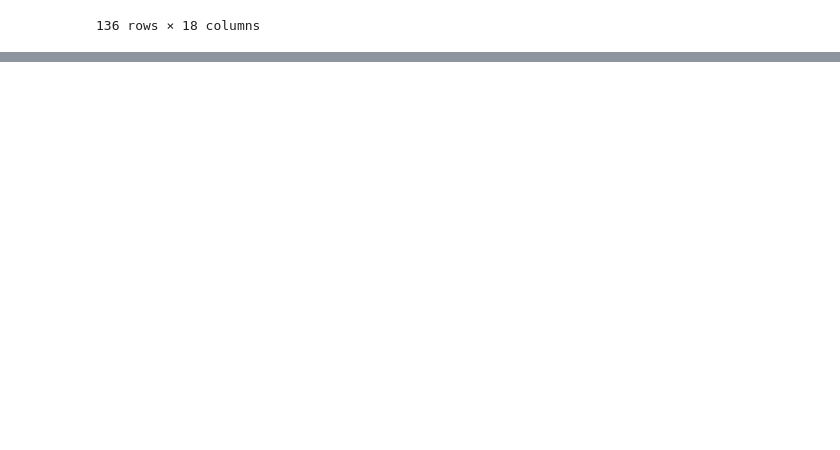
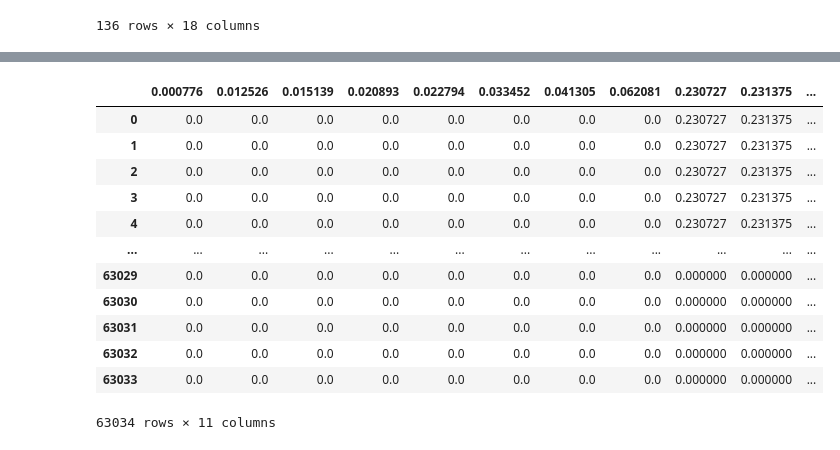
Before and after one commit to hcvu1050/hieuchivu-gt24-repo2, a Jupyter notebook: notebooks/feature_engineer.ipynb, the cells around one changed output, grey strips where cells are left out. Saved outputs shown, nothing was run; the diff lists cells and outputs as text; code cells hidden in the pictures; blank space fills up the shorter version.

```diff
--- a/notebooks/feature_engineer.ipynb
+++ b/notebooks/feature_engineer.ipynb
@@ -192,0 +199,18 @@ print(df)
+# %%
+count_encoded_oh_true_val = count_encoded_oh.multiply(count_encoded_oh.columns, axis = 1)
+# %%
+count_encoded_oh_true_val
+# %% [output]
+|  | 0.000776 | 0.012526 | 0.015139 | 0.020893 | 0.022794 | 0.033452 | 0.041305 | 0.062081 | 0.230727 | 0.231375 | ... |
+| 0 | 0.0 | 0.0 | 0.0 | 0.0 | 0.0 | 0.0 | 0.0 | 0.0 | 0.230727 | 0.231375 | ... |
+| 1 | 0.0 | 0.0 | 0.0 | 0.0 | 0.0 | 0.0 | 0.0 | 0.0 | 0.230727 | 0.231375 | ... |
+| 2 | 0.0 | 0.0 | 0.0 | 0.0 | 0.0 | 0.0 | 0.0 | 0.0 | 0.230727 | 0.231375 | ... |
+| 3 | 0.0 | 0.0 | 0.0 | 0.0 | 0.0 | 0.0 | 0.0 | 0.0 | 0.230727 | 0.231375 | ... |
+| 4 | 0.0 | 0.0 | 0.0 | 0.0 | 0.0 | 0.0 | 0.0 | 0.0 | 0.230727 | 0.231375 | ... |
+| ... | ... | ... | ... | ... | ... | ... | ... | ... | ... | ... | ... |
+| 63029 | 0.0 | 0.0 | 0.0 | 0.0 | 0.0 | 0.0 | 0.0 | 0.0 | 0.000000 | 0.000000 | ... |
+| 63030 | 0.0 | 0.0 | 0.0 | 0.0 | 0.0 | 0.0 | 0.0 | 0.0 | 0.000000 | 0.000000 | ... |
+| 63031 | 0.0 | 0.0 | 0.0 | 0.0 | 0.0 | 0.0 | 0.0 | 0.0 | 0.000000 | 0.000000 | ... |
+| 63032 | 0.0 | 0.0 | 0.0 | 0.0 | 0.0 | 0.0 | 0.0 | 0.0 | 0.000000 | 0.000000 | ... |
+| 63033 | 0.0 | 0.0 | 0.0 | 0.0 | 0.0 | 0.0 | 0.0 | 0.0 | 0.000000 | 0.000000 | ... |
+63034 rows × 11 columns
```
Also changed, not shown: parts of 23 cells of this notebook, 7 other files.
